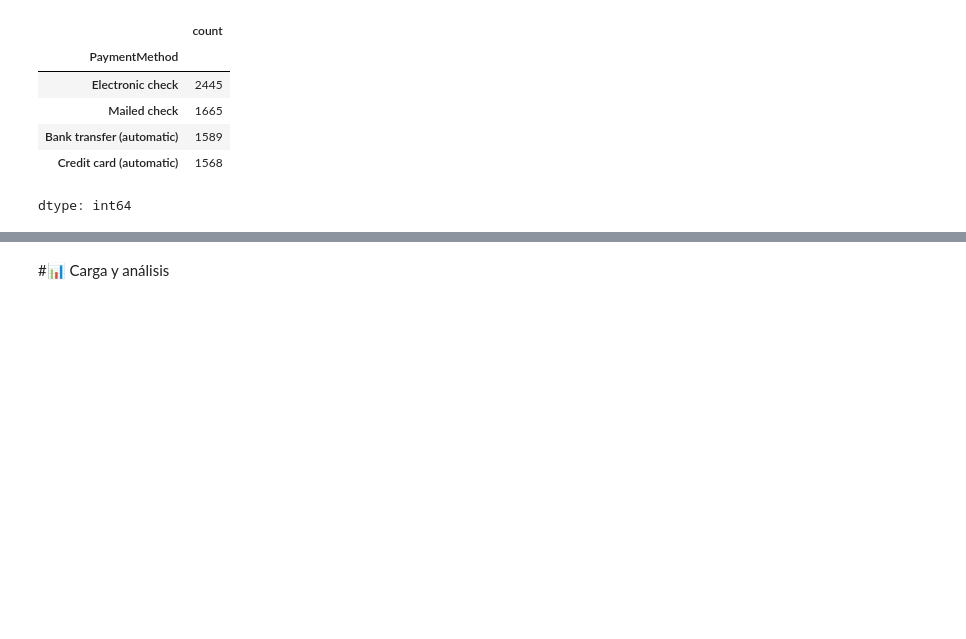
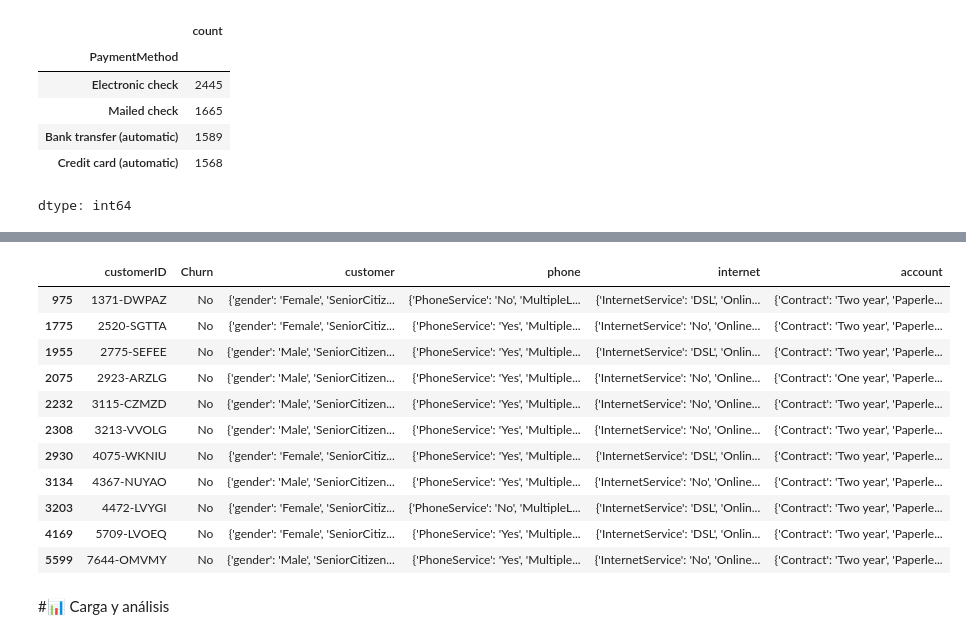
Before and after one commit to clopezv/Challenger_TelecomX, a Jupyter notebook: TelecomX_LATAM_CLV.ipynb, the cells around one changed output, grey strips where cells are left out. Drawn from its saved outputs; the diff is of its cells as text; code cells hidden in the pictures; blank space fills up the shorter version.

```diff
--- a/TelecomX_LATAM_CLV.ipynb
+++ b/TelecomX_LATAM_CLV.ipynb
@@ -162,3 +182,33 @@ dtype: int64
+# %%
+#ChargesTotal = Account['Charges.Total'].describe()
+#ChargesTotal
+#ChargesTotal = Account['Charges.Total'].max() #999.9
+#ChargesTotal
+#ChargesTotal = Account['Charges.Total'].min() #
+#ChargesTotal
+#ChargesTotal = Account['Charges.Total'].value_counts(dropna=True)
+#ChargesTotal
+#ChargesTotal = Account['Charges.Total'].isnull().sum()
+#ChargesTotal
+#ChargesTotal = Account['Charges.Total'].astype(float)
+#ChargesTotal = ChargesTotal.str.replace(' ', '')
+#ChargesTotal
+filas_con_espacios = df[Account['Charges.Total'].str.contains(r'\s', na=False)]
+#filas_con_espacios = Account['Charges.Total'].str.contains(r'\s', na=False)
+filas_con_espacios
+# %% [output]
+|  | customerID | Churn | customer | phone | internet | account |
+| 975 | 1371-DWPAZ | No | {'gender': 'Female', 'SeniorCitiz... | {'PhoneService': 'No', 'MultipleL... | {'InternetService': 'DSL', 'Onlin... | {'Contract': 'Two year', 'Paperle... |
+| 1775 | 2520-SGTTA | No | {'gender': 'Female', 'SeniorCitiz... | {'PhoneService': 'Yes', 'Multiple... | {'InternetService': 'No', 'Online... | {'Contract': 'Two year', 'Paperle... |
+| 1955 | 2775-SEFEE | No | {'gender': 'Male', 'SeniorCitizen... | {'PhoneService': 'Yes', 'Multiple... | {'InternetService': 'DSL', 'Onlin... | {'Contract': 'Two year', 'Paperle... |
+| 2075 | 2923-ARZLG | No | {'gender': 'Male', 'SeniorCitizen... | {'PhoneService': 'Yes', 'Multiple... | {'InternetService': 'No', 'Online... | {'Contract': 'One year', 'Paperle... |
+| 2232 | 3115-CZMZD | No | {'gender': 'Male', 'SeniorCitizen... | {'PhoneService': 'Yes', 'Multiple... | {'InternetService': 'No', 'Online... | {'Contract': 'Two year', 'Paperle... |
+| 2308 | 3213-VVOLG | No | {'gender': 'Male', 'SeniorCitizen... | {'PhoneService': 'Yes', 'Multiple... | {'InternetService': 'No', 'Online... | {'Contract': 'Two year', 'Paperle... |
+| 2930 | 4075-WKNIU | No | {'gender': 'Female', 'SeniorCitiz... | {'PhoneService': 'Yes', 'Multiple... | {'InternetService': 'DSL', 'Onlin... | {'Contract': 'Two year', 'Paperle... |
+| 3134 | 4367-NUYAO | No | {'gender': 'Male', 'SeniorCitizen... | {'PhoneService': 'Yes', 'Multiple... | {'InternetService': 'No', 'Online... | {'Contract': 'Two year', 'Paperle... |
+| 3203 | 4472-LVYGI | No | {'gender': 'Female', 'SeniorCitiz... | {'PhoneService': 'No', 'MultipleL... | {'InternetService': 'DSL', 'Onlin... | {'Contract': 'Two year', 'Paperle... |
+| 4169 | 5709-LVOEQ | No | {'gender': 'Female', 'SeniorCitiz... | {'PhoneService': 'Yes', 'Multiple... | {'InternetService': 'DSL', 'Onlin... | {'Contract': 'Two year', 'Paperle... |
+| 5599 | 7644-OMVMY | No | {'gender': 'Male', 'SeniorCitizen... | {'PhoneService': 'Yes', 'Multiple... | {'InternetService': 'No', 'Online... | {'Contract': 'Two year', 'Paperle... |
 # %% [markdown]
 #📊 Carga y análisis
 # %% [markdown]
```
Also changed, not shown: parts of 1 cell of this notebook.
